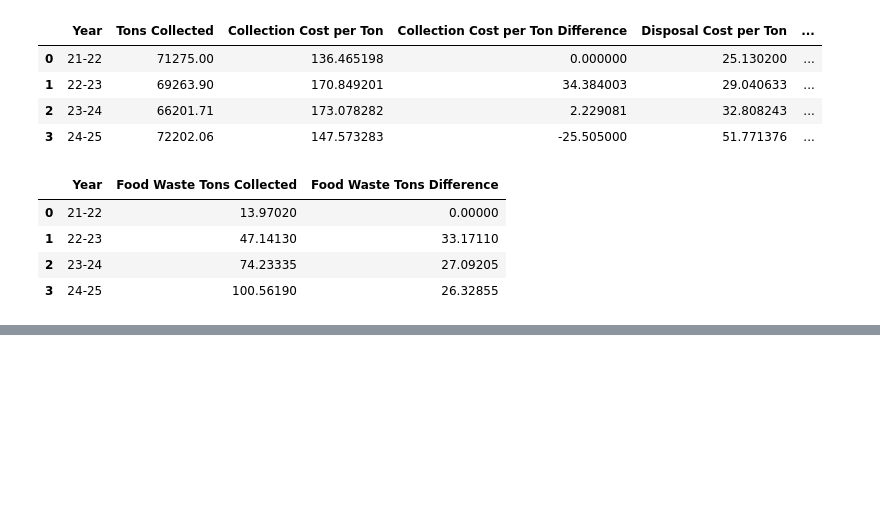
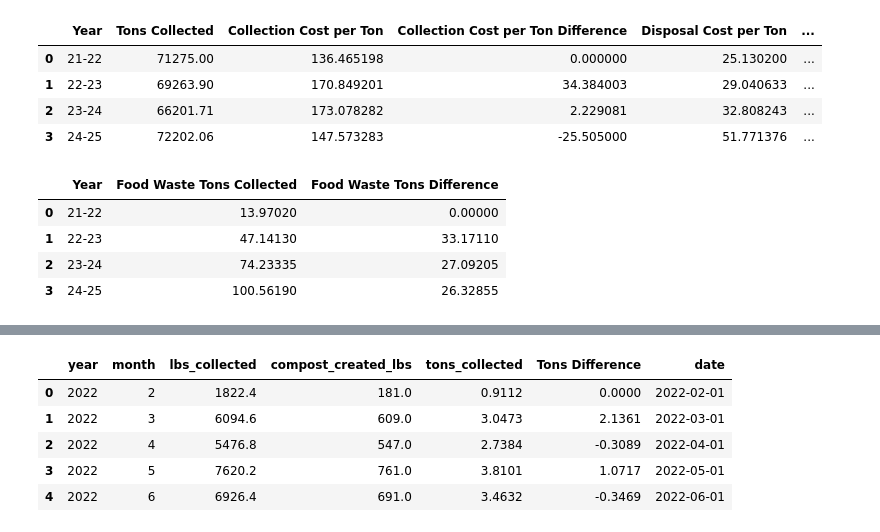
Before and after one commit to a-vargasmarte/food-waste-recycling-impact, a Jupyter notebook: notebook/DataExploration.ipynb, the cells around one changed output, grey strips where cells are left out. Drawn from its saved outputs; the diff is of its cells as text; code cells hidden in the pictures; blank space fills up the shorter version.

```diff
--- a/notebook/DataExploration.ipynb
+++ b/notebook/DataExploration.ipynb
@@ -1109,0 +1164,15 @@ fig_food_waste_diff.show()
+# %%
+# Create Tons Difference column and date column for plotting
+df_monthly_sum['Tons Difference'] = df_monthly_sum['tons_collected'].diff().fillna(0)
+df_monthly_sum['date'] = pd.to_datetime(df_monthly_sum['year'].astype(str) + '-' + df_monthly_sum['month'].astype(str) + '-01')
+
+# Lineplot: tons_collected across months and years
+fig_monthly_tons = px.line(
+    df_monthly_sum,
+    x='date',
+    y='tons_collected',
+    markers=True,
+    title='Monthly Tons Collected Over Time',
+    labels={'date': 'Month', 'tons_collected': 'Tons Collected'}
+)
+fig_monthly_tons.show()
@@ -1109,0 +1190,9 @@ fig_food_waste_diff.show()
+# %%
+df_monthly_sum.head()
+# %% [output]
+|  | year | month | lbs_collected | compost_created_lbs | tons_collected | Tons Difference | date |
+| 0 | 2022 | 2 | 1822.4 | 181.0 | 0.9112 | 0.0000 | 2022-02-01 |
+| 1 | 2022 | 3 | 6094.6 | 609.0 | 3.0473 | 2.1361 | 2022-03-01 |
+| 2 | 2022 | 4 | 5476.8 | 547.0 | 2.7384 | -0.3089 | 2022-04-01 |
+| 3 | 2022 | 5 | 7620.2 | 761.0 | 3.8101 | 1.0717 | 2022-05-01 |
+| 4 | 2022 | 6 | 6926.4 | 691.0 | 3.4632 | -0.3469 | 2022-06-01 |
```
Also changed, not shown: parts of 6 cells of this notebook.
